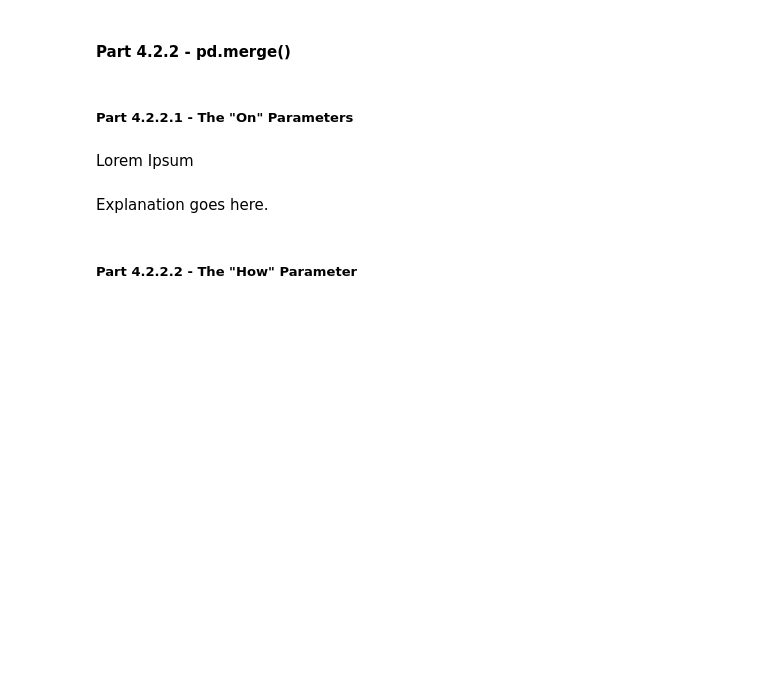
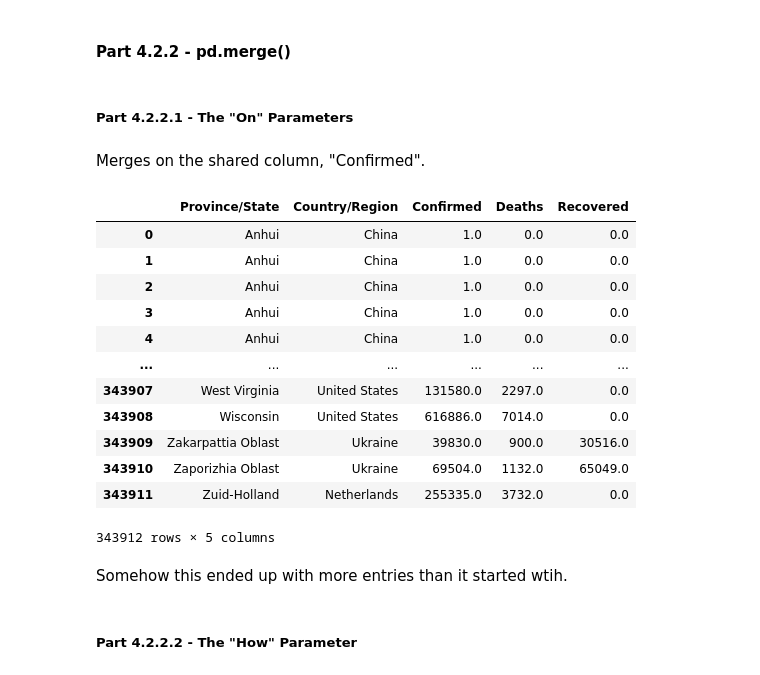
Before and after one commit to WBArno/PDA_Project, a Jupyter notebook: Part 4/Part_4_Code.ipynb, the cells around one changed output. Cells and saved outputs as stored; diff of their text form; code cells hidden in the pictures; blank space fills up the shorter version.

```diff
--- a/Part 4/Part_4_Code.ipynb
+++ b/Part 4/Part_4_Code.ipynb
@@ -666,5 +668,3 @@ Confirmed/Deaths/Recovered (p4b).
 #### Part 4.2.2 - pd.merge()
 # %% [markdown]
 ##### Part 4.2.2.1 - The "On" Parameters
-# %% [markdown]
-Lorem Ipsum
@@ -673,5 +671,23 @@ Lorem Ipsum
-# %% [markdown]
-Explanation goes here.
+# %% [markdown]
+Merges on the shared column, "Confirmed".
+# %%
+p4a.merge(p4b, on="Confirmed")
+# %% [output]
+|  | Province/State | Country/Region | Confirmed | Deaths | Recovered |
+| 0 | Anhui | China | 1.0 | 0.0 | 0.0 |
+| 1 | Anhui | China | 1.0 | 0.0 | 0.0 |
+| 2 | Anhui | China | 1.0 | 0.0 | 0.0 |
+| 3 | Anhui | China | 1.0 | 0.0 | 0.0 |
+| 4 | Anhui | China | 1.0 | 0.0 | 0.0 |
+| ... | ... | ... | ... | ... | ... |
+| 343907 | West Virginia | United States | 131580.0 | 2297.0 | 0.0 |
+| 343908 | Wisconsin | United States | 616886.0 | 7014.0 | 0.0 |
+| 343909 | Zakarpattia Oblast | Ukraine | 39830.0 | 900.0 | 30516.0 |
+| 343910 | Zaporizhia Oblast | Ukraine | 69504.0 | 1132.0 | 65049.0 |
+| 343911 | Zuid-Holland | Netherlands | 255335.0 | 3732.0 | 0.0 |
+343912 rows × 5 columns
+# %% [markdown]
+Somehow this ended up with more entries than it started wtih.
 # %% [markdown]
 ##### Part 4.2.2.2 - The "How" Parameter
 # %% [markdown]
```
Also changed, not shown: parts of 6 cells of this notebook.
